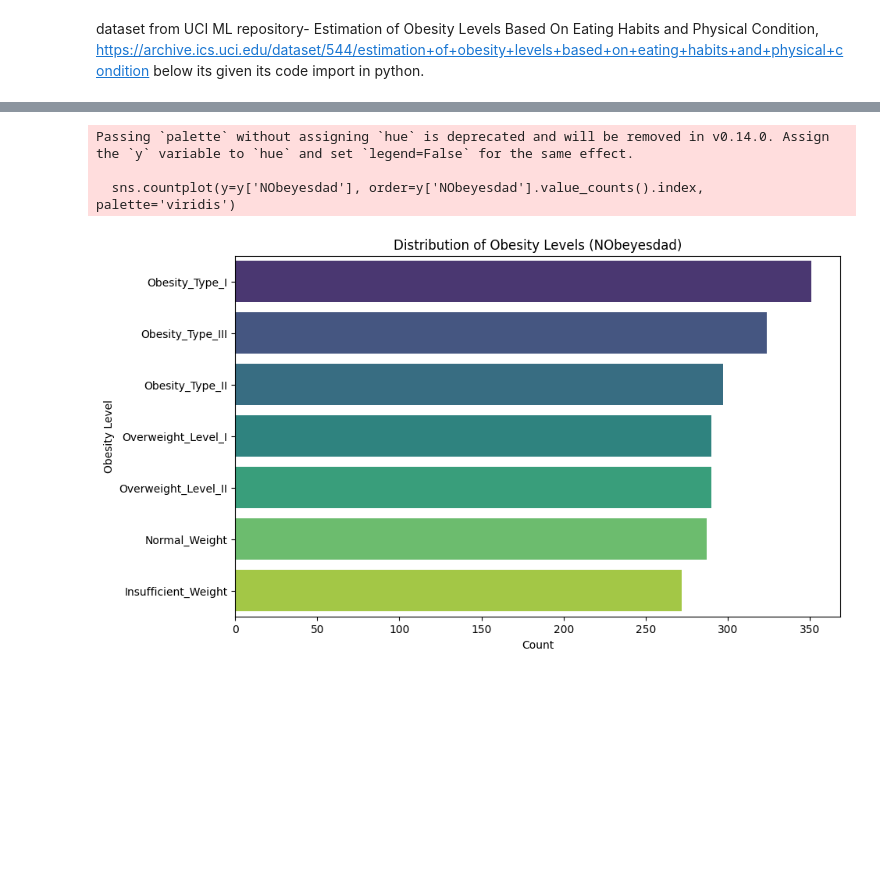
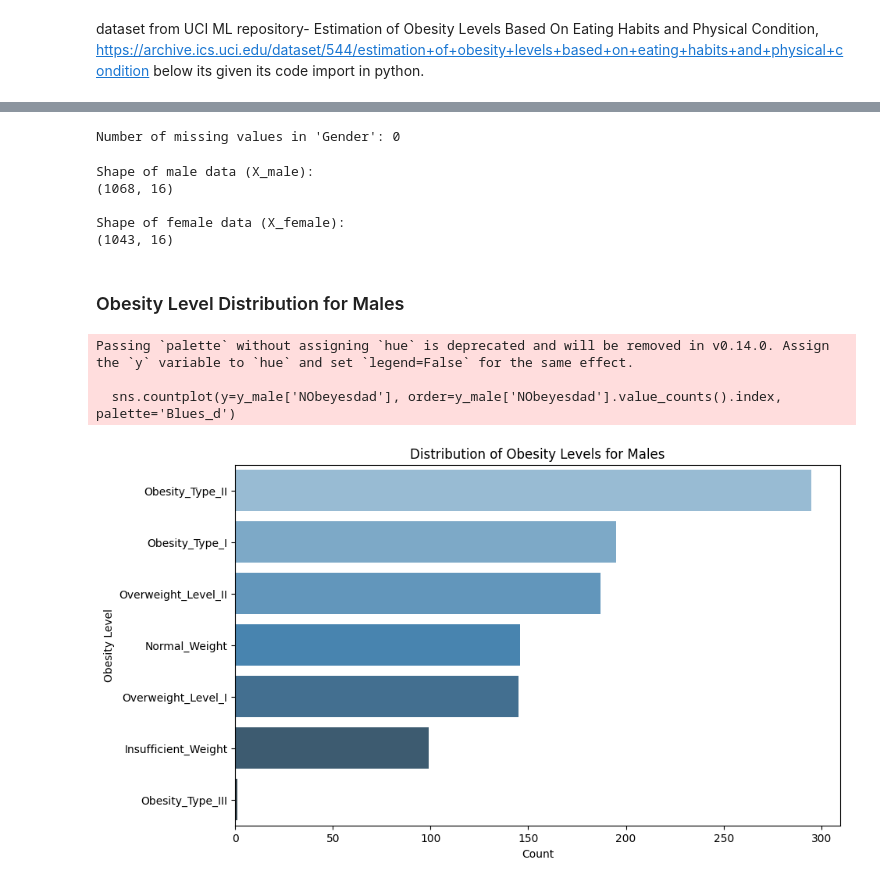
Before and after one commit to DrAyesha91/Nasscom-fdp-, a Jupyter notebook: D3_project_of_obesity_dataset.ipynb, the cells around one changed output, grey strips where cells are left out. Drawn from its saved outputs; the diff is of its cells as text; code cells hidden in the pictures; blank space fills up the shorter version.

```diff
--- a/D3_project_of_obesity_dataset.ipynb
+++ b/D3_project_of_obesity_dataset.ipynb
@@ -58,15 +50,35 @@ import numpy as np
+# %%
+# Find missing values in 'Gender'
+missing_gender_values = X['Gender'].isnull().sum()
+print(f"Number of missing values in 'Gender': {missing_gender_values}")
+# %% [output]
+Number of missing values in 'Gender': 0
+# %%
+# Segregate data by Gender
+X_male = X[X['Gender'] == 'Male']
+X_female = X[X['Gender'] == 'Female']
+
+print("Shape of male data (X_male):")
+print(X_male.shape)
+print("\nShape of female data (X_female):")
+print(X_female.shape)
+# %% [output]
+Shape of male data (X_male):
+(1068, 16)
+
+Shape of female data (X_female):
+(1043, 16)
+# %% [markdown]
+### Obesity Level Distribution for Males
 # %%
-import matplotlib.pyplot as plt
-import seaborn as sns
-
 plt.figure(figsize=(10, 6))
-sns.countplot(y=y['NObeyesdad'], order=y['NObeyesdad'].value_counts().index, palette='viridis')
-plt.title('Distribution of Obesity Levels (NObeyesdad)')
+sns.countplot(y=y_male['NObeyesdad'], order=y_male['NObeyesdad'].value_counts().index, palette='Blues_d')
+plt.title('Distribution of Obesity Levels for Males')
 plt.xlabel('Count')
 plt.ylabel('Obesity Level')
 plt.show()
 # %% [output]
 Passing `palette` without assigning `hue` is deprecated and will be removed in v0.14.0. Assign the `y` variable to `hue` and set `legend=False` for the same effect.
 
-  sns.countplot(y=y['NObeyesdad'], order=y['NObeyesdad'].value_counts().index, palette='viridis')
+  sns.countplot(y=y_male['NObeyesdad'], order=y_male['NObeyesdad'].value_counts().index, palette='Blues_d')
-[figure, old version]
+[figure, new version]
```
Also changed, not shown: parts of 12 cells of this notebook.
